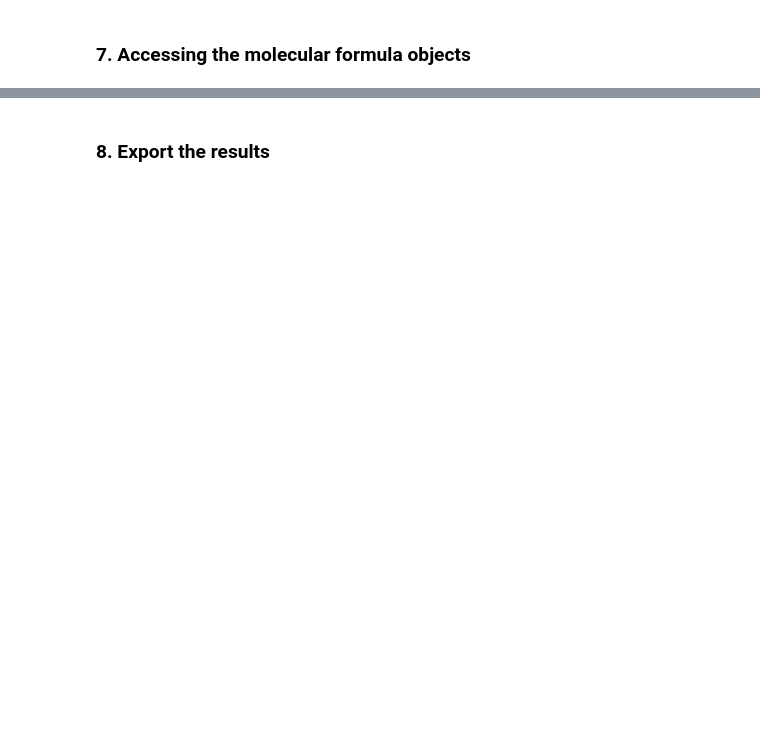
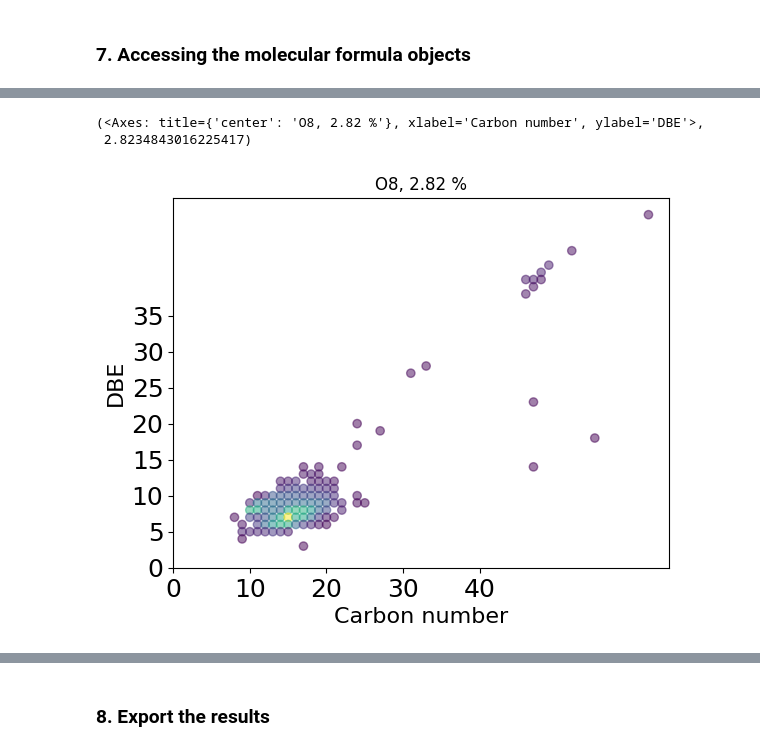
Before and after one commit to robertyoung3/CoreMS, a Jupyter notebook: notebooks/CoreMS_Tutorial.ipynb, the cells around one changed output, grey strips where cells are left out. Saved outputs shown, nothing was run; the diff lists cells and outputs as text; code cells hidden in the pictures; blank space fills up the shorter version.

```diff
--- a/notebooks/CoreMS_Tutorial.ipynb
+++ b/notebooks/CoreMS_Tutorial.ipynb
@@ -326,0 +334,6 @@ ICR
+# %%
+mass_spectrum_by_classes.plot_dbe_vs_carbon_number("O8")
+# %% [output]
+(<Axes: title={'center': 'O8, 2.82 %'}, xlabel='Carbon number', ylabel='DBE'>,
+ 2.8234843016225417)
+[figure, added]
```
Also changed, not shown: parts of 21 cells of this notebook, 1 other file.
